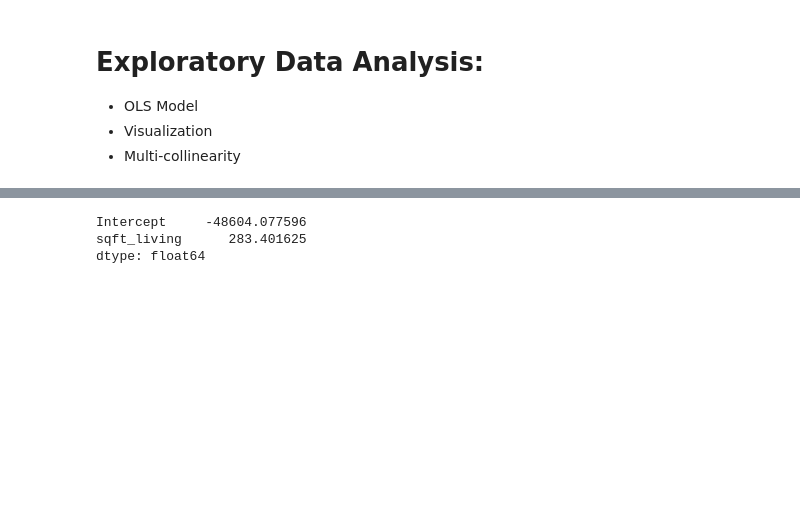
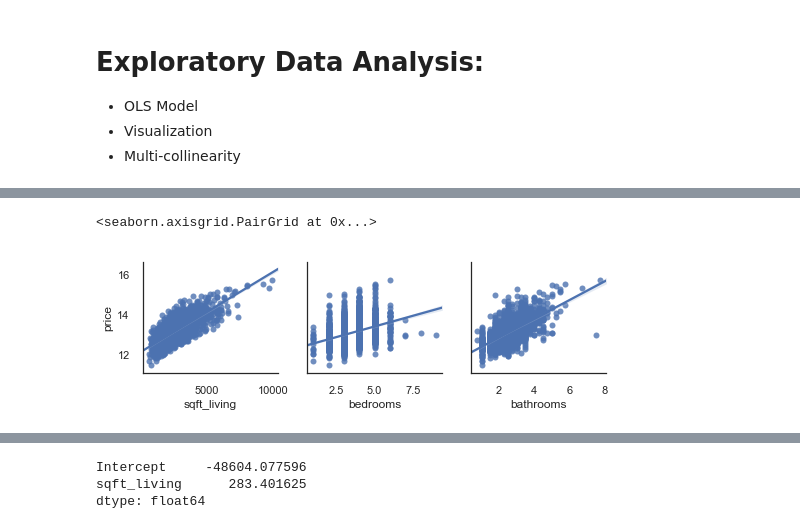
Before and after one commit to rokaandy/DS_Project1, a Jupyter notebook: Project1_Final_Draft.ipynb, the cells around one changed output, grey strips where cells are left out. Saved outputs shown, nothing was run; the diff lists cells and outputs as text; code cells hidden in the pictures; blank space fills up the shorter version.

```diff
--- a/Project1_Final_Draft.ipynb
+++ b/Project1_Final_Draft.ipynb
@@ -138,0 +117,10 @@ memory usage: 2.8+ MB
+# %%
+kc_train = kc_data_full[:9000]
+kc_train = kc_train.loc[kc_train['yr_built'] > 1975]
+log_sqft_living = np.log(kc_train['sqft_living'])
+log_bedrooms = np.log(kc_train['bedrooms'])
+log_yr_built = np.log(kc_train['yr_built'])
+kc_train['log_sqft'] = log_sqft_living
+kc_train['log_bedrooms'] = log_bedrooms
+kc_train['log_yr_built'] = log_yr_built
+kc_train['price'] = np.log(kc_train['price'])
@@ -138,0 +136,5 @@ memory usage: 2.8+ MB
+# %%
+sns.pairplot(kc_train,x_vars=['sqft_living','bedrooms','bathrooms'], y_vars='price', kind='reg')
+# %% [output]
+<seaborn.axisgrid.PairGrid at 0x...>
+[figure, added]
```
Also changed, not shown: parts of 55 cells of this notebook, 1 other file.
